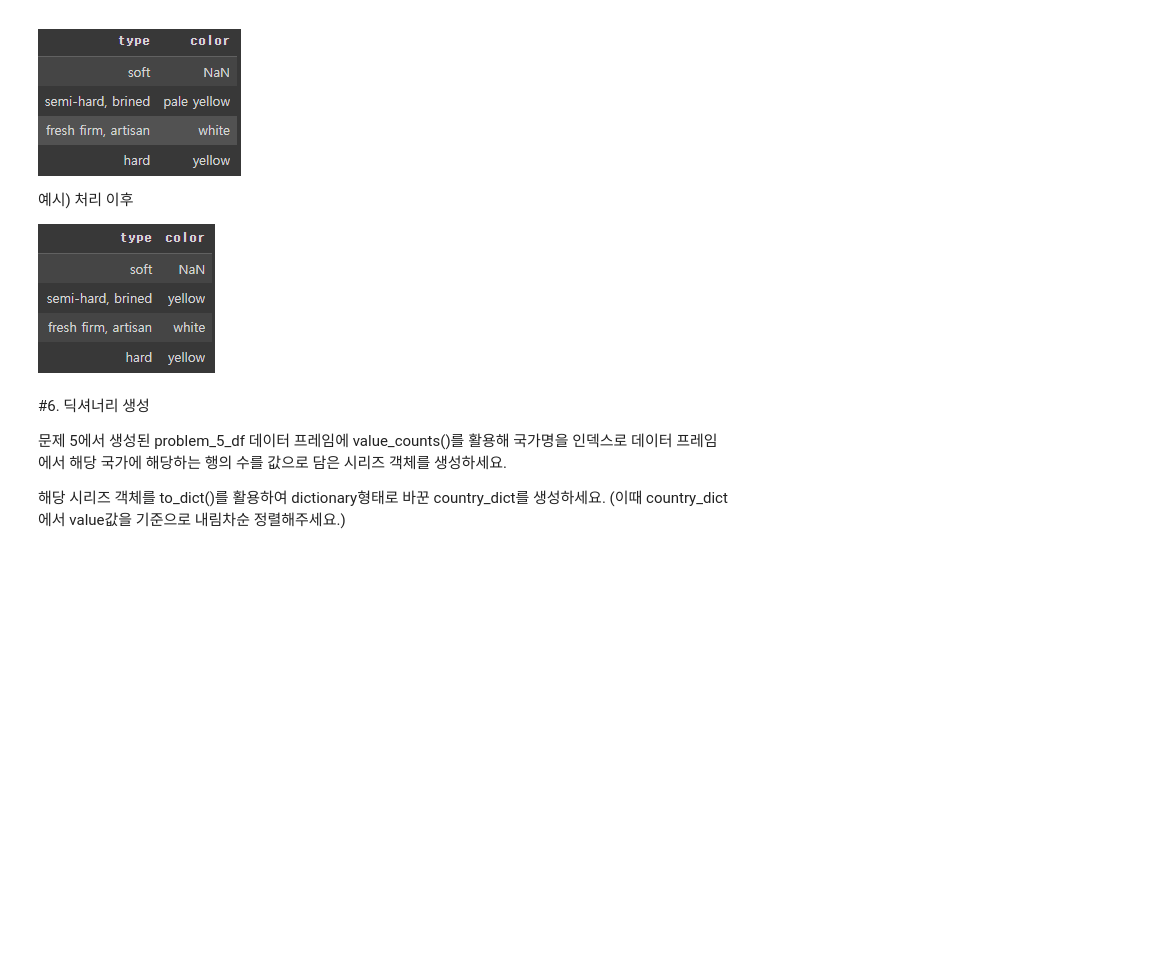
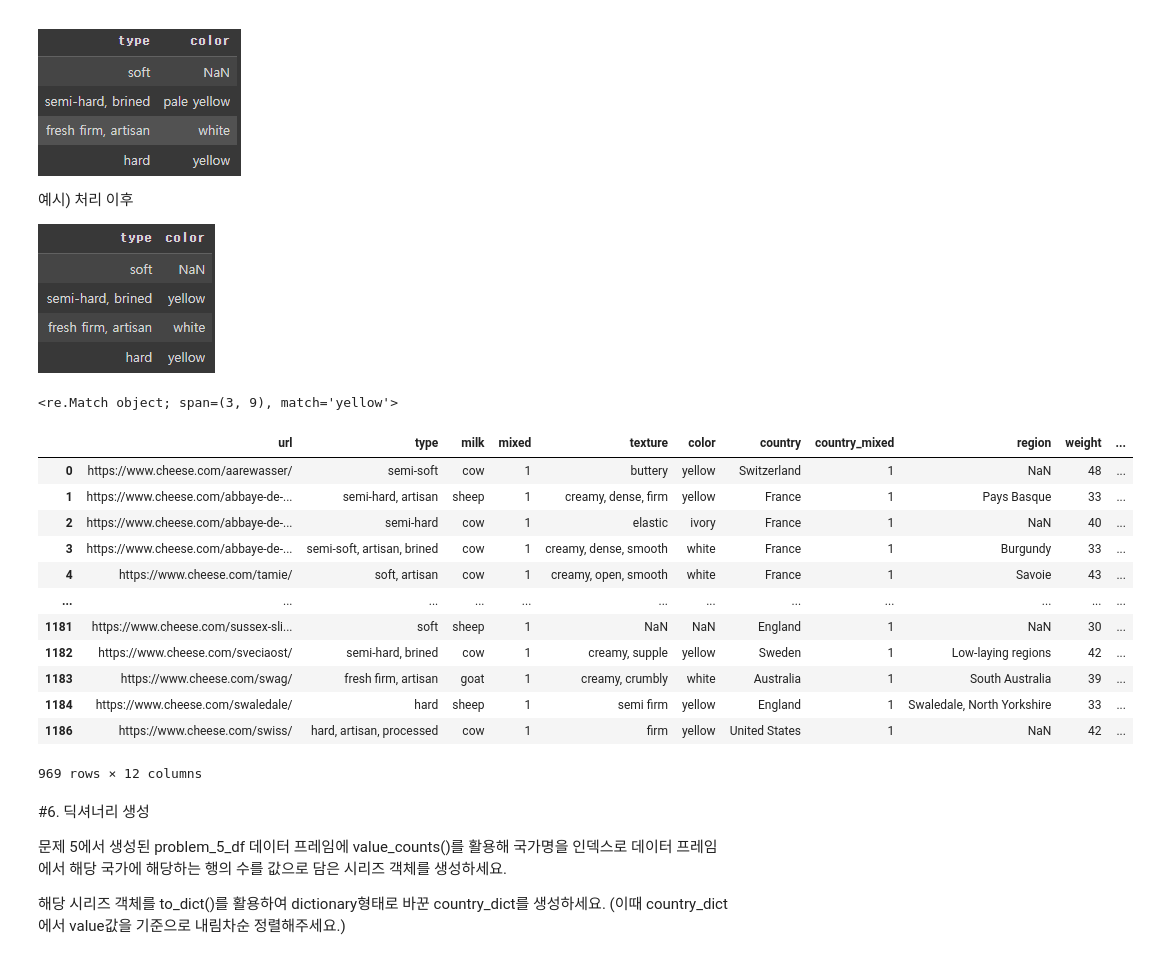
Before and after one commit to wonjoon123/wonjoon123.github.io, a Jupyter notebook: grosshackers/16기_퀘스트/DS/Programming/quest-1/solution.ipynb, the cells around one changed output. Cells and saved outputs as stored; diff of their text form; code cells hidden in the pictures; blank space fills up the shorter version.

```diff
--- a/grosshackers/16기_퀘스트/DS/Programming/quest-1/solution.ipynb
+++ b/grosshackers/16기_퀘스트/DS/Programming/quest-1/solution.ipynb
@@ -203,7 +203,7 @@ problem_2_df
 
 ![image.png](embedded-picture-1)
 # %%
-problem_3_df = problem_2_df
+problem_3_df = problem_2_df.copy()
 problem_3_df.insert(3,'mixed',problem_2_df['milk'].apply(count_mixed))
 problem_3_df.insert(7,'country_mixed',problem_2_df['country'].apply(count_mixed))
 problem_3_df
@@ -262,3 +258,30 @@ problem_5_df =
+# %%
+import re
+p = re.compile('yellow',re.IGNORECASE)
+m = p.search('dddyellow')
+print(m)
+# %% [output]
+<re.Match object; span=(3, 9), match='yellow'>
+# %%
+yellow_pat = re.compile('yellow',re.IGNORECASE)
+
+problem_5_df = problem_4_df.copy()
+problem_5_df['color'] = problem_5_df['color'].apply(lambda x:'yellow' if pd.notna(x) and yellow_pat.search(x) else x)
+problem_5_df
+# %% [output]
+|  | url | type | milk | mixed | texture | color | country | country_mixed | region | weight | ... |
+| 0 | https://www.cheese.com/aarewasser/ | semi-soft | cow | 1 | buttery | yellow | Switzerland | 1 | NaN | 48 | ... |
+| 1 | https://www.cheese.com/abbaye-de-... | semi-hard, artisan | sheep | 1 | creamy, dense, firm | yellow | France | 1 | Pays Basque | 33 | ... |
+| 2 | https://www.cheese.com/abbaye-de-... | semi-hard | cow | 1 | elastic | ivory | France | 1 | NaN | 40 | ... |
+| 3 | https://www.cheese.com/abbaye-de-... | semi-soft, artisan, brined | cow | 1 | creamy, dense, smooth | white | France | 1 | Burgundy | 33 | ... |
+| 4 | https://www.cheese.com/tamie/ | soft, artisan | cow | 1 | creamy, open, smooth | white | France | 1 | Savoie | 43 | ... |
+| ... | ... | ... | ... | ... | ... | ... | ... | ... | ... | ... | ... |
+| 1181 | https://www.cheese.com/sussex-sli... | soft | sheep | 1 | NaN | NaN | England | 1 | NaN | 30 | ... |
+| 1182 | https://www.cheese.com/sveciaost/ | semi-hard, brined | cow | 1 | creamy, supple | yellow | Sweden | 1 | Low-laying regions | 42 | ... |
+| 1183 | https://www.cheese.com/swag/ | fresh firm, artisan | goat | 1 | creamy, crumbly | white | Australia | 1 | South Australia | 39 | ... |
+| 1184 | https://www.cheese.com/swaledale/ | hard | sheep | 1 | semi firm | yellow | England | 1 | Swaledale, North Yorkshire | 33 | ... |
+| 1186 | https://www.cheese.com/swiss/ | hard, artisan, processed | cow | 1 | firm | yellow | United States | 1 | NaN | 42 | ... |
+969 rows × 12 columns
 # %% [markdown]
 #6. 딕셔너리 생성
 
```
Also changed, not shown: parts of 3 cells of this notebook, 1 other file.
